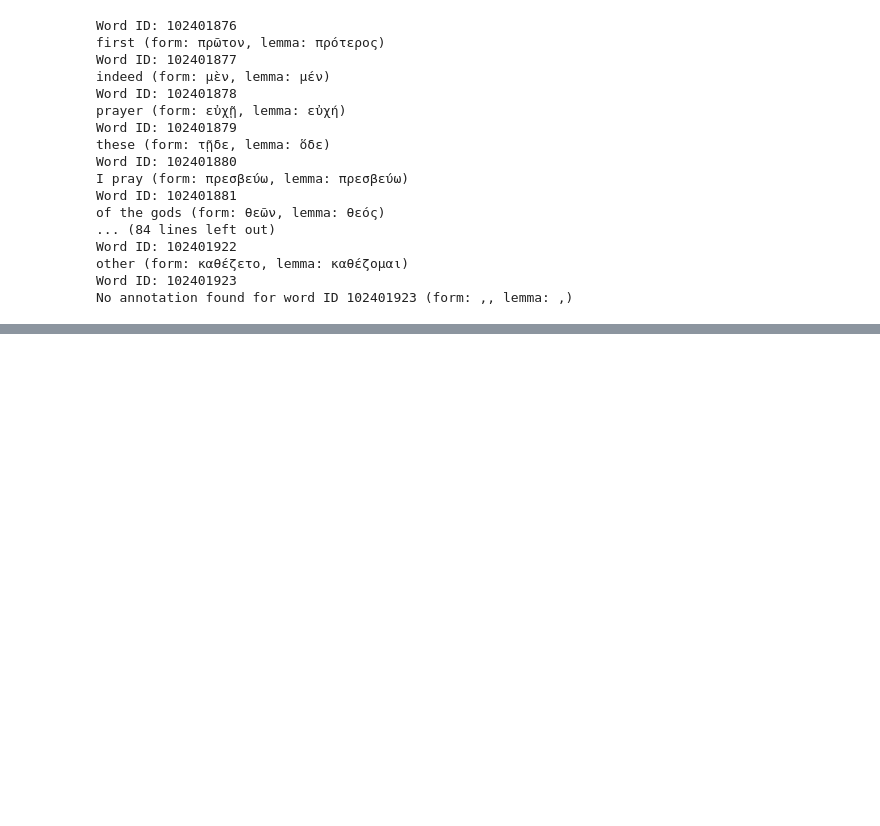
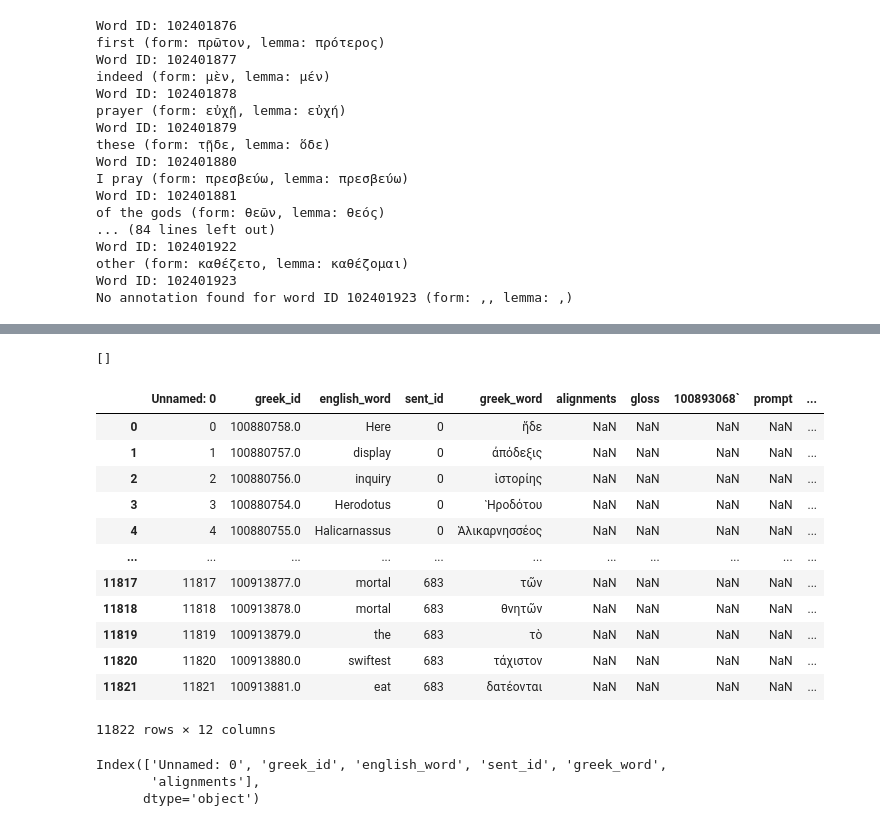
Before and after one commit to pnadelofficial/greek-reading-lists, a Jupyter notebook: testing.ipynb, the cells around one changed output, grey strips where cells are left out. Cells and saved outputs as stored; diff of their text form; code cells hidden in the pictures; blank space fills up the shorter version.

```diff
--- a/testing.ipynb
+++ b/testing.ipynb
@@ -263,0 +403,27 @@ new_annotations.to_csv("data/0085-007/annotation_lookup.csv", index=False)
+# %%
+alignment_ids
+# %% [output]
+[]
+# %%
+h_glaux_tree, h_glosses_lookup, h_alignment_lookup, h_translation_lookup = load_data("0016-001")
+h_alignment_lookup
+# %% [output]
+|  | Unnamed: 0 | greek_id | english_word | sent_id | greek_word | alignments | gloss | 100893068` | prompt | ... |
+| 0 | 0 | 100880758.0 | Here | 0 | ἥδε | NaN | NaN | NaN | NaN | ... |
+| 1 | 1 | 100880757.0 | display | 0 | ἀπόδεξις | NaN | NaN | NaN | NaN | ... |
+| 2 | 2 | 100880756.0 | inquiry | 0 | ἱστορίης | NaN | NaN | NaN | NaN | ... |
+| 3 | 3 | 100880754.0 | Herodotus | 0 | Ἡροδότου | NaN | NaN | NaN | NaN | ... |
+| 4 | 4 | 100880755.0 | Halicarnassus | 0 | Ἁλικαρνησσέος | NaN | NaN | NaN | NaN | ... |
+| ... | ... | ... | ... | ... | ... | ... | ... | ... | ... | ... |
+| 11817 | 11817 | 100913877.0 | mortal | 683 | τῶν | NaN | NaN | NaN | NaN | ... |
+| 11818 | 11818 | 100913878.0 | mortal | 683 | θνητῶν | NaN | NaN | NaN | NaN | ... |
+| 11819 | 11819 | 100913879.0 | the | 683 | τὸ | NaN | NaN | NaN | NaN | ... |
+| 11820 | 11820 | 100913880.0 | swiftest | 683 | τάχιστον | NaN | NaN | NaN | NaN | ... |
+| 11821 | 11821 | 100913881.0 | eat | 683 | δατέονται | NaN | NaN | NaN | NaN | ... |
+11822 rows × 12 columns
+# %%
+alignment_lookup.columns
+# %% [output]
+Index(['Unnamed: 0', 'greek_id', 'english_word', 'sent_id', 'greek_word',
+       'alignments'],
+      dtype='object')
```
Also changed, not shown: parts of 20 cells of this notebook, 56 other files.
